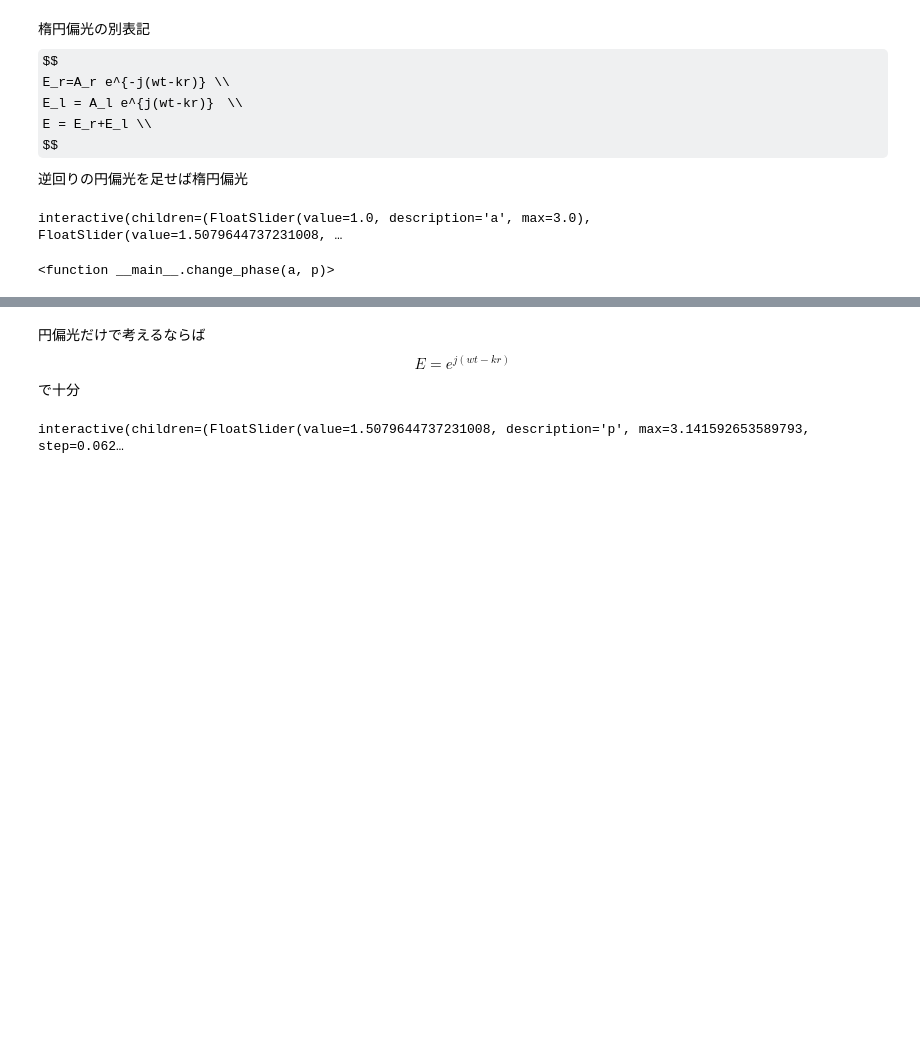
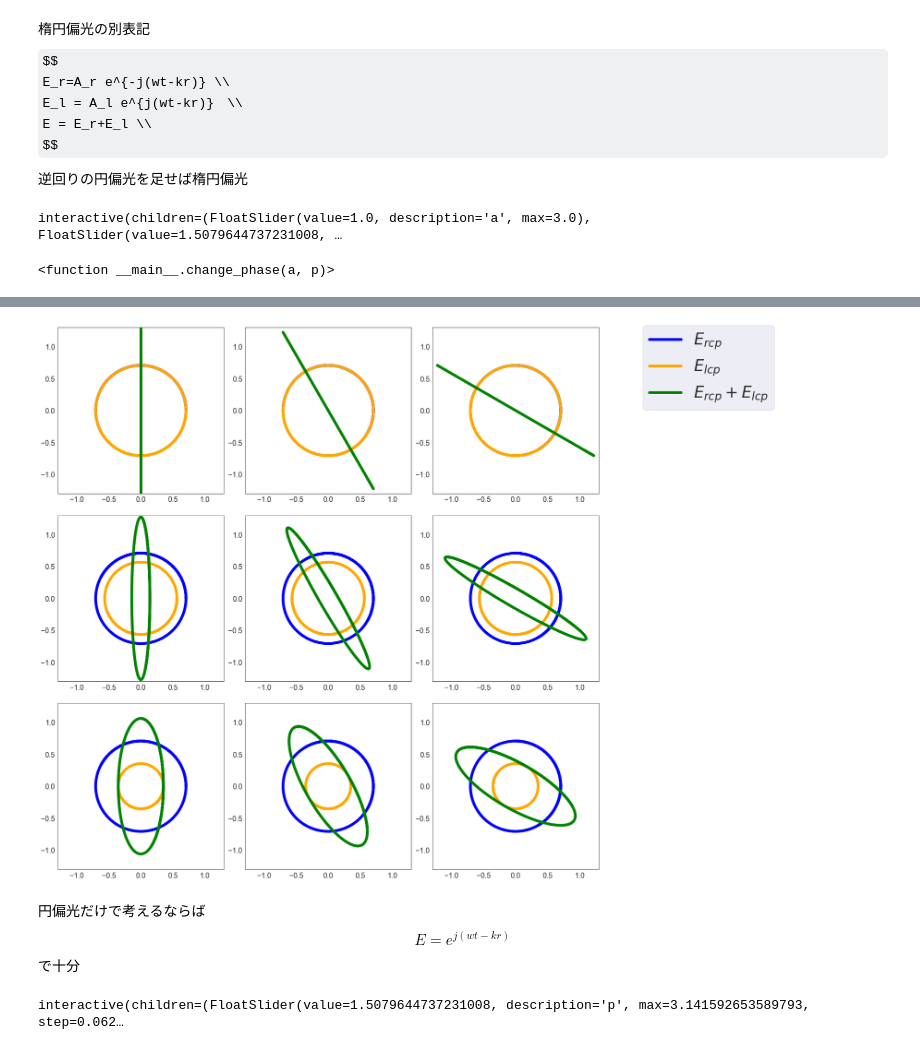
Before and after one commit to fftakumi/MOD2NN, a Jupyter notebook: Faraday/two_dim/theory.ipynb, the cells around one changed output, grey strips where cells are left out. Saved outputs shown, nothing was run; the diff lists cells and outputs as text; code cells hidden in the pictures; some formulas as TeX source; blank space fills up the shorter version.

```diff
--- a/Faraday/two_dim/theory.ipynb
+++ b/Faraday/two_dim/theory.ipynb
@@ -303,3 +303,46 @@ fig.tight_layout()
+# %%
+plot_num = 11
+a = np.array([1, 0.8, 0.5])
+theta = np.array([0, np.pi/6, np.pi/6*2])
+
+fig, axes = plt.subplots(a.size, theta.size, figsize=(20,20))
+
+r_hat = np.array([1, 1.j]).reshape([-1, 1])
+l_hat = np.array([1, -1.j]).reshape([-1, 1])
+
+for row, axes_row in enumerate(axes):
+  for col, ax in enumerate(axes_row):
+    E_rcp = 1/np.sqrt(2) * r_hat* np.exp(-1.j*(w*t-theta[col]))
+    E_lcp = a[row]/np.sqrt(2) * l_hat* np.exp(-1.j*(w*t+theta[col]))
+    E = E_rcp + E_lcp
+    if row==0 and col==0:
+      ax.plot(E_rcp[0, :].real, E_rcp[1,:].real, label=r'$E_{rcp}$',  color="b", lw=7)
+      ax.plot(E_lcp[0, :].real, E_lcp[1,:].real, label=r'$E_{lcp}$', color="orange", lw=7)
+      #ax.scatter(E[0].imag, E[0].real, color="green")
+      ax.plot(E[1,:].real, E[0,:].real, label=r'$E_{rcp} + E_{lcp}$', color="green", lw=7)
+    else:
+      ax.plot(E_rcp[0, :].real, E_rcp[1,:].real,  color="b", lw=7)
+      ax.plot(E_lcp[0, :].real, E_lcp[1,:].real, color="orange", lw=7)
+      #ax.scatter(E[0].imag, E[0].real, color="green")
+      ax.plot(E[1,:].real, E[0,:].real, color="green", lw=7)
+    ax.set_xlim(-1.3,1.3)
+    ax.set_ylim(-1.3,1.3)
+    ax.grid(False)
+    ax.set_aspect('equal')
+    #ax.set_xlabel(r"$E_{im}$")
+    #ax.set_ylabel("$E_{re}$")
+    ax.patch.set_alpha(0)
+    ax.spines['top'].set_color('black')
+    ax.spines['bottom'].set_color('black')
+    ax.spines['left'].set_color('black')
+    ax.spines['right'].set_color('black')
+
+fig.patch.set_alpha(0)
+fig.legend(fontsize=40, bbox_to_anchor=(1.05, 1.0), loc='upper left')
+fig.tight_layout()
+fig.savefig("out/pol.png")
+# %% [output]
+[figure, added]
 # %% [markdown]
 円偏光だけで考えるならば
 $$
```
Also changed, not shown: parts of 2 cells of this notebook, 8 other files.
